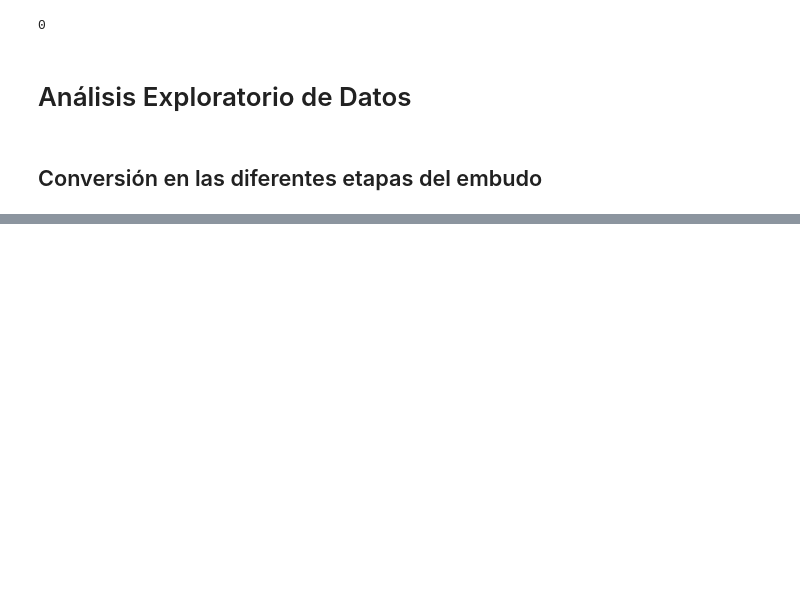
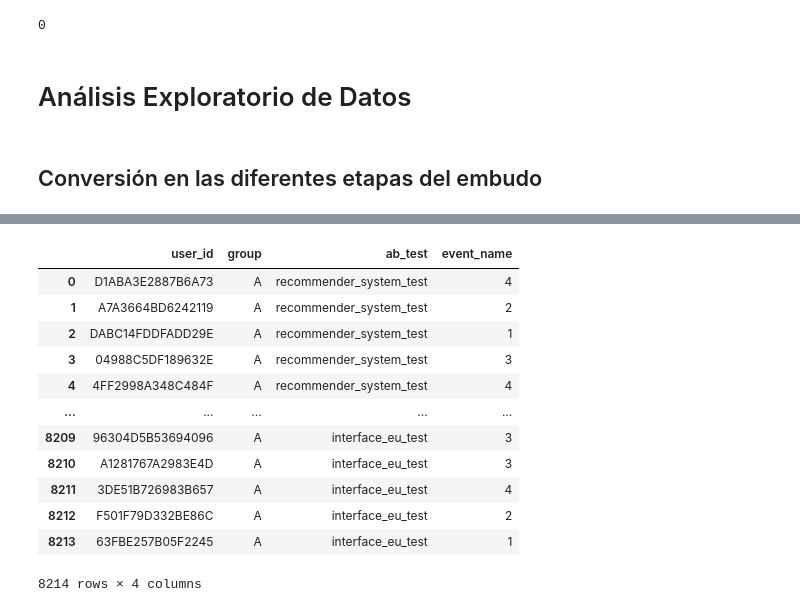
Before and after one commit to BCascante/Proyecto-Final-DA, a Jupyter notebook: A_B Test/A_B_Test _Project.ipynb, the cells around one changed output, grey strips where cells are left out. Drawn from its saved outputs; the diff is of its cells as text; code cells hidden in the pictures; blank space fills up the shorter version.

```diff
--- a/A_B Test/A_B_Test _Project.ipynb
+++ b/A_B Test/A_B_Test _Project.ipynb
@@ -323,0 +359,3 @@ Name: group, Length: 441, dtype: int64
+# %%
+group_A = user_data[user_data['group']=='A']
+group_B = user_data[user_data['group']=='B']
@@ -323,0 +393,2 @@ Name: group, Length: 441, dtype: int64
+# %%
+event_per_user = events.groupby('user_id')['event_name'].nunique().sort_values(ascending=False).reset_index()
@@ -323,0 +407,18 @@ Name: group, Length: 441, dtype: int64
+# %%
+data_A = pd.merge(group_A,event_per_user,left_on='user_id',right_on='user_id')
+# %%
+data_A
+# %% [output]
+|  | user_id | group | ab_test | event_name |
+| 0 | D1ABA3E2887B6A73 | A | recommender_system_test | 4 |
+| 1 | A7A3664BD6242119 | A | recommender_system_test | 2 |
+| 2 | DABC14FDDFADD29E | A | recommender_system_test | 1 |
+| 3 | 04988C5DF189632E | A | recommender_system_test | 3 |
+| 4 | 4FF2998A348C484F | A | recommender_system_test | 4 |
+| ... | ... | ... | ... | ... |
+| 8209 | 96304D5B53694096 | A | interface_eu_test | 3 |
+| 8210 | A1281767A2983E4D | A | interface_eu_test | 3 |
+| 8211 | 3DE51B726983B657 | A | interface_eu_test | 4 |
+| 8212 | F501F79D332BE86C | A | interface_eu_test | 2 |
+| 8213 | 63FBE257B05F2245 | A | interface_eu_test | 1 |
+8214 rows × 4 columns
```
Also changed, not shown: parts of 17 cells of this notebook.
